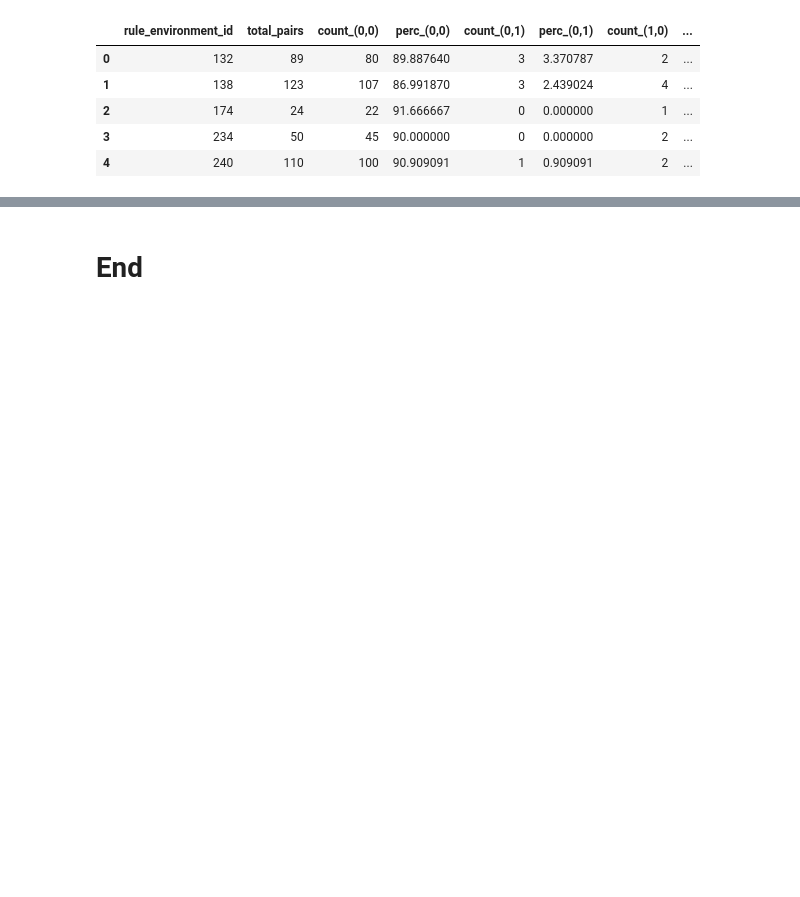
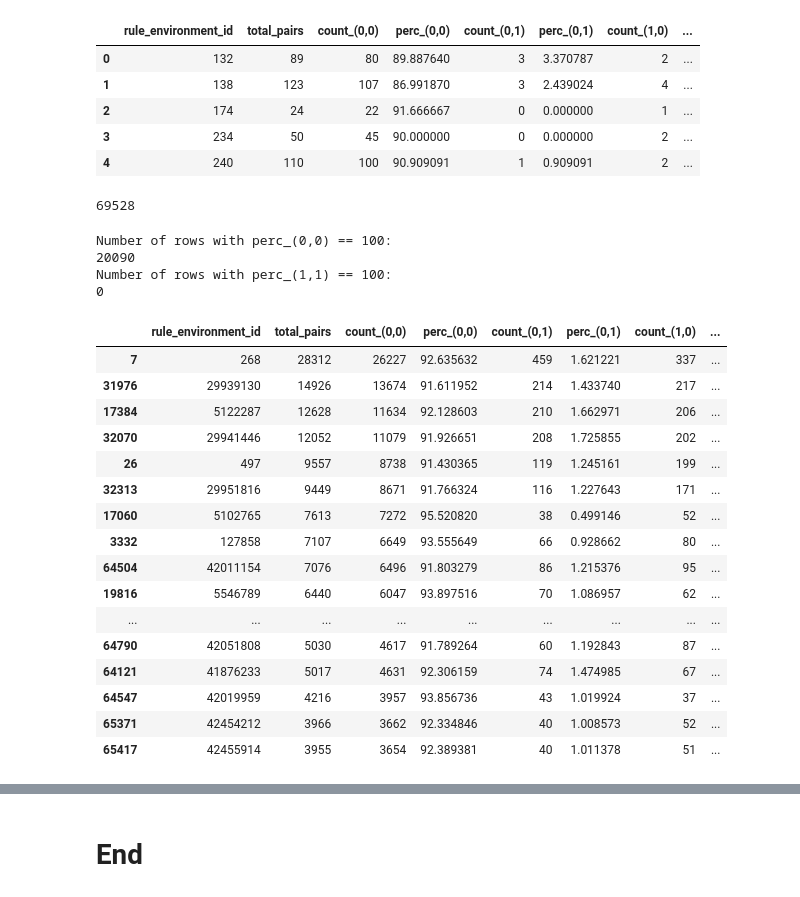
Before and after one commit to anya-chen/MMP_explore, a Jupyter notebook: hitdexter3_data_explore.ipynb, the cells around one changed output, grey strips where cells are left out. Cells and saved outputs as stored; diff of their text form; code cells hidden in the pictures; blank space fills up the shorter version.

```diff
--- a/hitdexter3_data_explore.ipynb
+++ b/hitdexter3_data_explore.ipynb
@@ -1130,3 +1189,59 @@ df_env_stats.head()
 | 2 | 174 | 24 | 22 | 91.666667 | 0 | 0.000000 | 1 | ... |
 | 3 | 234 | 50 | 45 | 90.000000 | 0 | 0.000000 | 2 | ... |
 | 4 | 240 | 110 | 100 | 90.909091 | 1 | 0.909091 | 2 | ... |
+# %%
+len(df_env_stats)
+# %% [output]
+69528
+# %%
+# Get the radius for every rule_environment_id from df_pair_props
+
+# For each rule_environment_id, get the (single) unique radius (safe if each id has a unique radius)
+rule_env_to_radius = df_pair_props.groupby('rule_environment_id')['radius'].first().reset_index()
+
+# Merge into df_env_stats
+df_env_stats = df_env_stats.merge(rule_env_to_radius, on='rule_environment_id', how='left')
+
+# Now df_env_stats has a "radius" column for every rule_environment_id
+# %%
+# Add the "rule_id" column for every rule_environment_id from df_pair_props
+rule_env_to_rule_id = df_pair_props.groupby('rule_environment_id')['rule_id'].first().reset_index()
+df_env_stats = df_env_stats.merge(rule_env_to_rule_id, on='rule_environment_id', how='left')
+# %%
+# Rows where perc_(0,0) == 100
+perc_00_100 = df_env_stats[df_env_stats['perc_(0,0)'] == 100]
+print("Number of rows with perc_(0,0) == 100:")
+print(len(perc_00_100))
+
+# Rows where perc_(1,1) == 100
+perc_11_100 = df_env_stats[df_env_stats['perc_(1,1)'] == 100]
+print("Number of rows with perc_(1,1) == 100:")
+print(len(perc_11_100))
+# %% [output]
+Number of rows with perc_(0,0) == 100:
+20090
+Number of rows with perc_(1,1) == 100:
+0
+# %%
+# Get rows where neither perc_(0,0) nor perc_(1,1) is 100
+not_100_mask = (df_env_stats['perc_(0,0)'] != 100) & (df_env_stats['perc_(1,1)'] != 100)
+df_evn_stats_changed = df_env_stats[not_100_mask]
+df_evn_stats_changed.sort_values("total_pairs", ascending=False).head(20)
+# %% [output]
+|  | rule_environment_id | total_pairs | count_(0,0) | perc_(0,0) | count_(0,1) | perc_(0,1) | count_(1,0) | ... |
+| 7 | 268 | 28312 | 26227 | 92.635632 | 459 | 1.621221 | 337 | ... |
+| 31976 | 29939130 | 14926 | 13674 | 91.611952 | 214 | 1.433740 | 217 | ... |
+| 17384 | 5122287 | 12628 | 11634 | 92.128603 | 210 | 1.662971 | 206 | ... |
+| 32070 | 29941446 | 12052 | 11079 | 91.926651 | 208 | 1.725855 | 202 | ... |
+| 26 | 497 | 9557 | 8738 | 91.430365 | 119 | 1.245161 | 199 | ... |
+| 32313 | 29951816 | 9449 | 8671 | 91.766324 | 116 | 1.227643 | 171 | ... |
+| 17060 | 5102765 | 7613 | 7272 | 95.520820 | 38 | 0.499146 | 52 | ... |
+| 3332 | 127858 | 7107 | 6649 | 93.555649 | 66 | 0.928662 | 80 | ... |
+| 64504 | 42011154 | 7076 | 6496 | 91.803279 | 86 | 1.215376 | 95 | ... |
+| 19816 | 5546789 | 6440 | 6047 | 93.897516 | 70 | 1.086957 | 62 | ... |
+| ... | ... | ... | ... | ... | ... | ... | ... | ... |
+| 64790 | 42051808 | 5030 | 4617 | 91.789264 | 60 | 1.192843 | 87 | ... |
+| 64121 | 41876233 | 5017 | 4631 | 92.306159 | 74 | 1.474985 | 67 | ... |
+| 64547 | 42019959 | 4216 | 3957 | 93.856736 | 43 | 1.019924 | 37 | ... |
+| 65371 | 42454212 | 3966 | 3662 | 92.334846 | 40 | 1.008573 | 52 | ... |
+| 65417 | 42455914 | 3955 | 3654 | 92.389381 | 40 | 1.011378 | 51 | ... |
```
Also changed, not shown: parts of 17 cells of this notebook.
